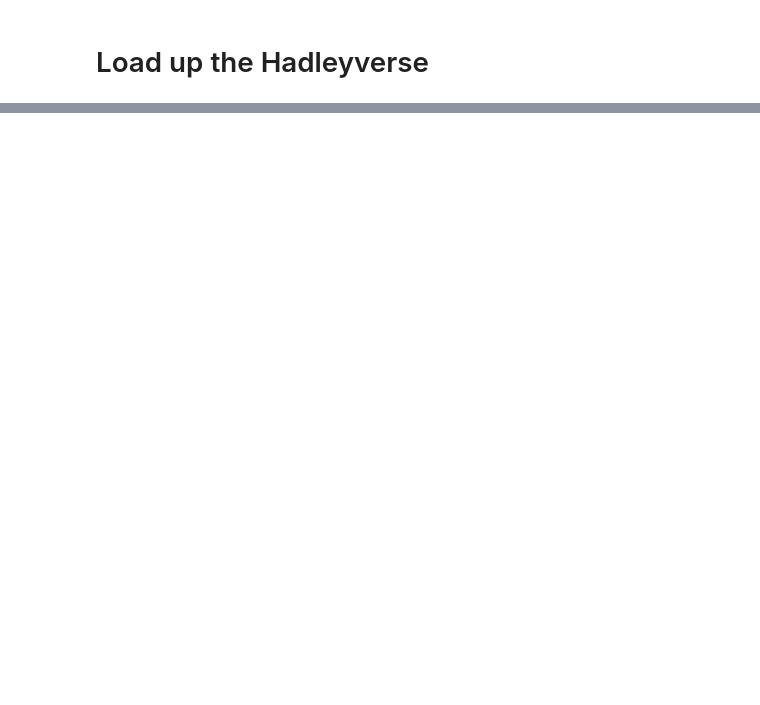
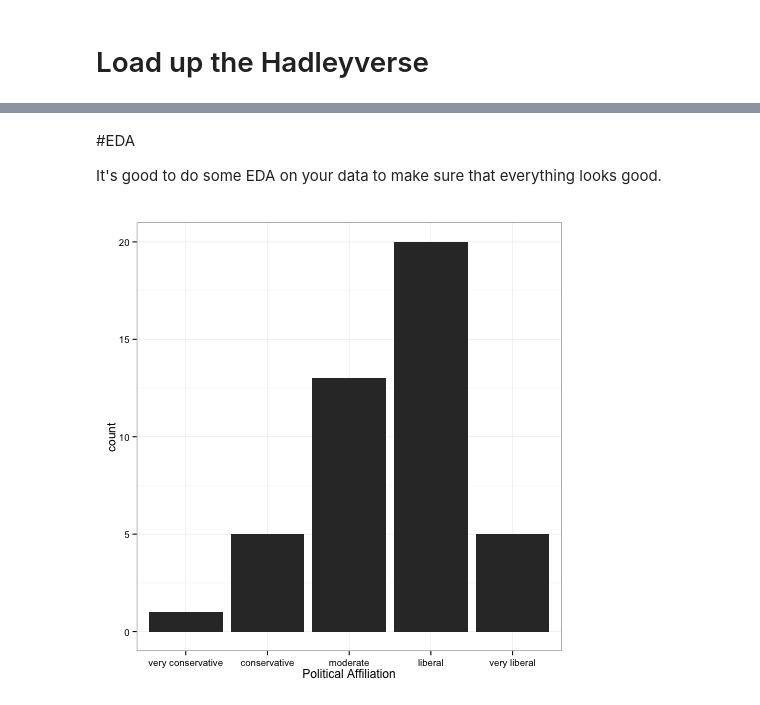
Before and after one commit to eytan/www-15-tutorial, a Jupyter notebook: 4-analyzing-experiments.ipynb, the cells around one changed output, grey strips where cells are left out. Saved outputs shown, nothing was run; the diff lists cells and outputs as text; code cells hidden in the pictures; blank space fills up the shorter version.

```diff
--- a/4-analyzing-experiments.ipynb
+++ b/4-analyzing-experiments.ipynb
@@ -49,0 +120,13 @@ Joining by: "userid"
+# %% [markdown]
+#EDA
+
+It's good to do some EDA on your data to make sure that everything looks good.
+# %%
+%%R
+Survey %>%
+  ggplot(aes(x = factor(subject.ideology, labels = c('very conservative', 'conservative', 'moderate', 'liberal', 'very liberal')))) +
+  geom_histogram() +
+  theme_bw() +
+  xlab('Political Affiliation')
+# %% [output]
+[figure, added]
```
Also changed, not shown: parts of 19 cells of this notebook, 2 other files.
